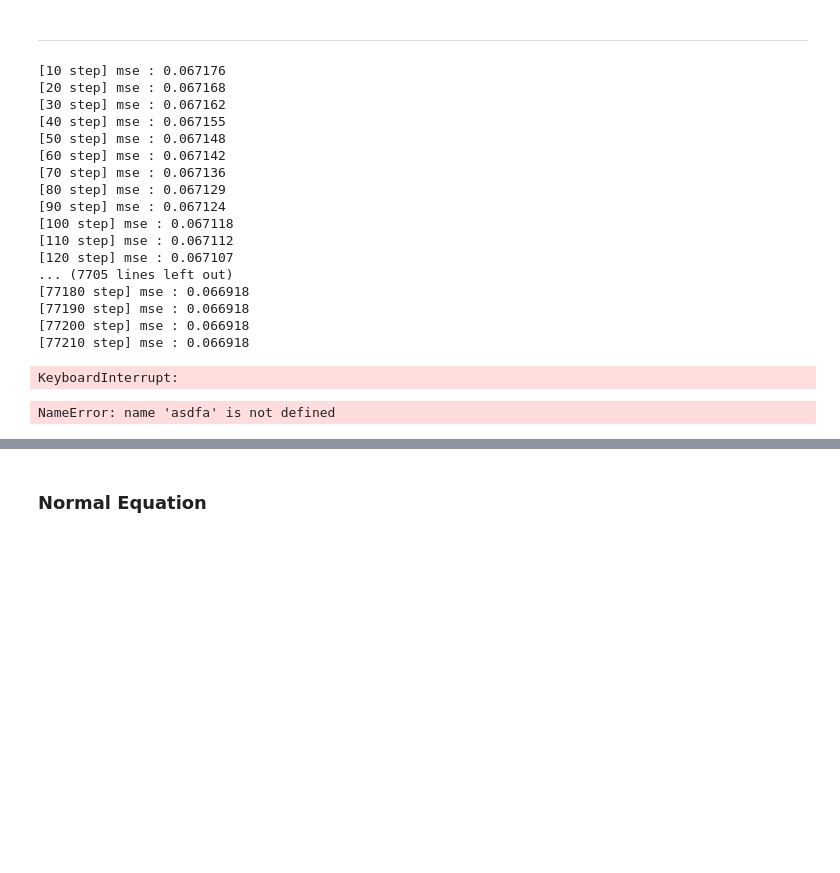
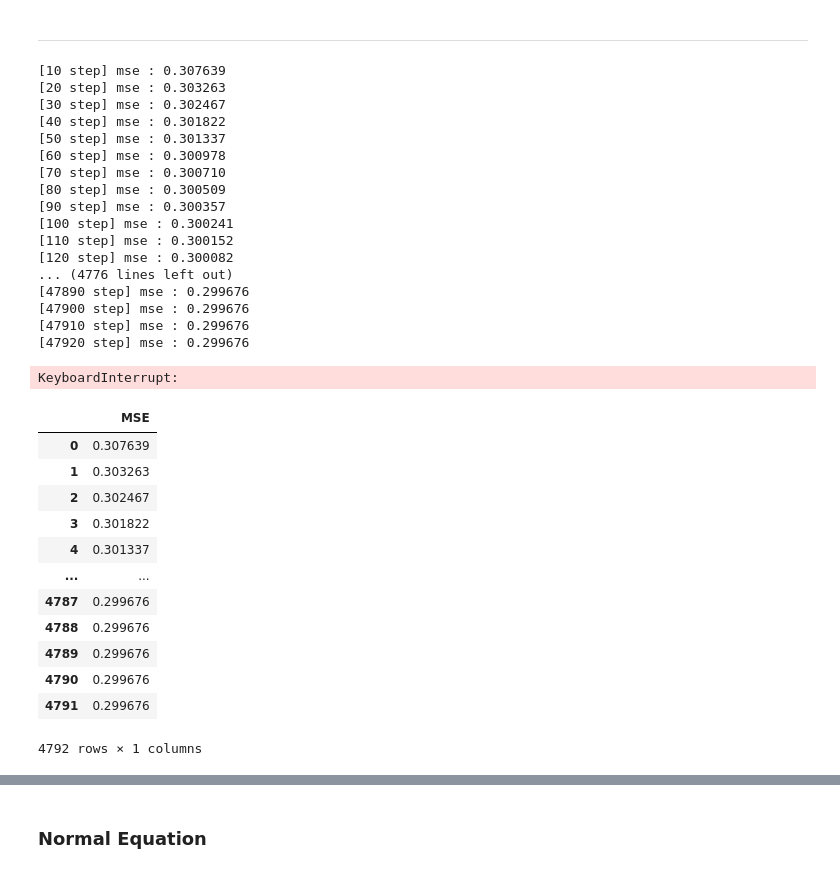
Before and after one commit to YangDongJae/ML, a Jupyter notebook: KOREATECH/assign02/assignment2-2 src/origin copy.ipynb, the cells around one changed output, grey strips where cells are left out. Drawn from its saved outputs; the diff is of its cells as text; code cells hidden in the pictures; blank space fills up the shorter version.

```diff
--- a/KOREATECH/assign02/assignment2-2 src/origin copy.ipynb
+++ b/KOREATECH/assign02/assignment2-2 src/origin copy.ipynb
@@ -354,10 +354,11 @@ w = np.zeros([X_train.shape[1] - 1,1])
 b = np.zeros((1,1))
 y = y_train
 MSE = 10
+MSE_hist = []
 
 while MSE > 0.03:
     step += 1
-    w_update, b_update,weights = get_weight_udpate(w,b,x,y,0.001)
+    w_update, b_update,weights = get_weight_udpate(w,b,x,y,0.1)
 
     w = w - w_update
     b = b - b_update
@@ -368,29 +369,25 @@ while MSE > 0.03:
     if step % 10 == 0 :
         print("[%d step] mse : %f" % (step, MSE))
         # print("current weight : ", w,b)
-
+        MSE_hist.append(MSE)
 print('\ntotal step : ', step)
 print("weight: ", w_update, b_update)
 # %% [output]
-[10 step] mse : 0.067176
-[20 step] mse : 0.067168
-[30 step] mse : 0.067162
-[40 step] mse : 0.067155
-[50 step] mse : 0.067148
-[60 step] mse : 0.067142
-[70 step] mse : 0.067136
-[80 step] mse : 0.067129
-[90 step] mse : 0.067124
-[100 step] mse : 0.067118
-[110 step] mse : 0.067112
-[120 step] mse : 0.067107
-... (7705 lines left out)
-[77180 step] mse : 0.066918
-[77190 step] mse : 0.066918
-[77200 step] mse : 0.066918
-[77210 step] mse : 0.066918
+[10 step] mse : 0.307639
+[20 step] mse : 0.303263
+[30 step] mse : 0.302467
+[40 step] mse : 0.301822
+[50 step] mse : 0.301337
+[60 step] mse : 0.300978
+[70 step] mse : 0.300710
+[80 step] mse : 0.300509
+[90 step] mse : 0.300357
+[100 step] mse : 0.300241
+[110 step] mse : 0.300152
+[120 step] mse : 0.300082
+... (4776 lines left out)
+[47890 step] mse : 0.299676
+[47900 step] mse : 0.299676
+[47910 step] mse : 0.299676
+[47920 step] mse : 0.299676
 KeyboardInterrupt:
-# %%
-asdfa
-# %% [output]
-NameError: name 'asdfa' is not defined
@@ -396,0 +396,16 @@ NameError: name 'asdfa' is not defined
+# %%
+history_DF.rename({0:'MSE'},axis = 1)
+# %% [output]
+|  | MSE |
+| 0 | 0.307639 |
+| 1 | 0.303263 |
+| 2 | 0.302467 |
+| 3 | 0.301822 |
+| 4 | 0.301337 |
+| ... | ... |
+| 4787 | 0.299676 |
+| 4788 | 0.299676 |
+| 4789 | 0.299676 |
+| 4790 | 0.299676 |
+| 4791 | 0.299676 |
+4792 rows × 1 columns
```
Also changed, not shown: parts of 6 cells of this notebook, 1 other file.
